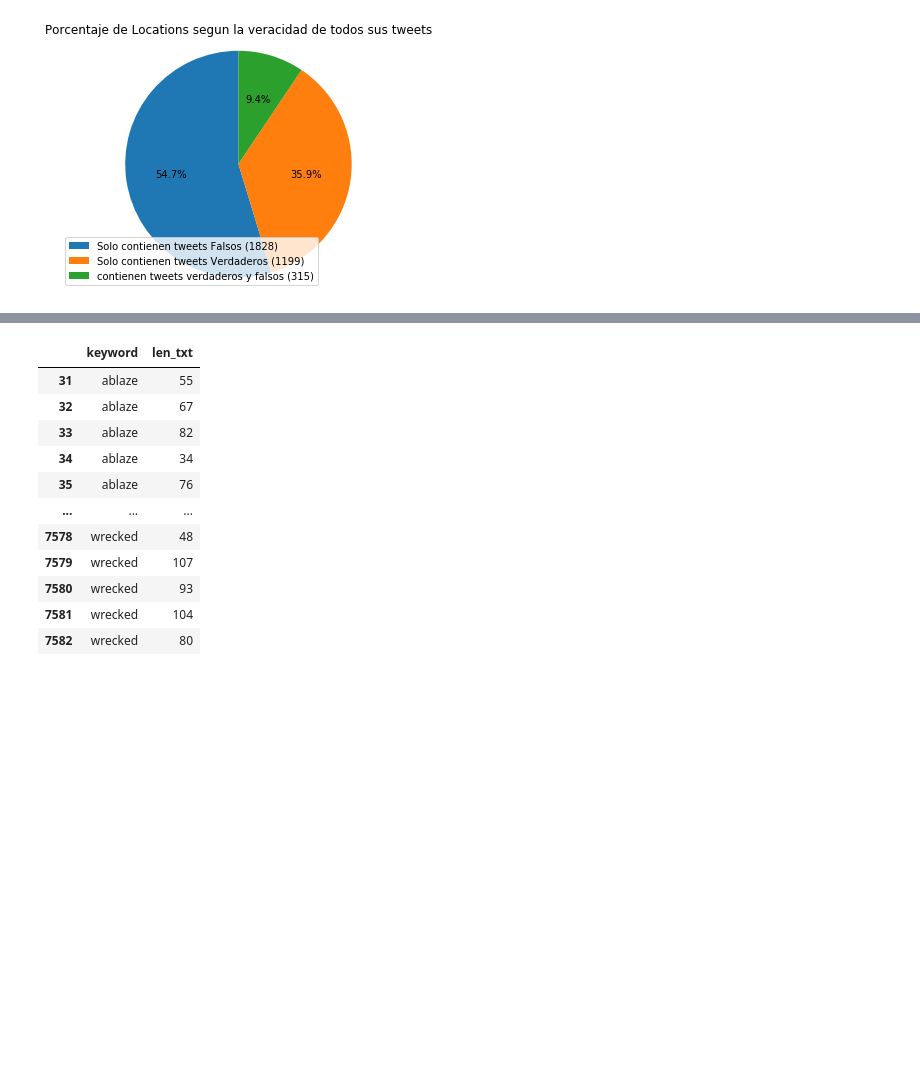
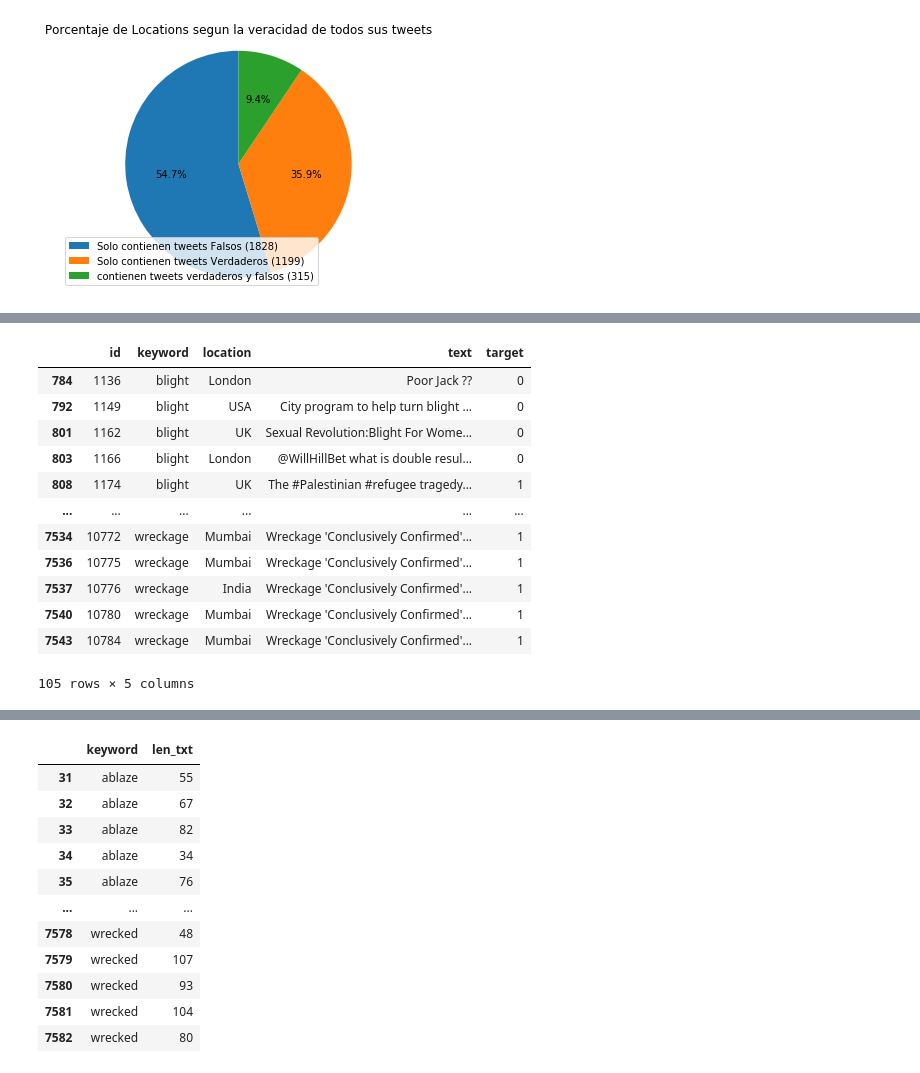
Before and after one commit to NicoGarofalo/TPDatos, a Jupyter notebook: TP1.ipynb, the cells around one changed output, grey strips where cells are left out. Drawn from its saved outputs; the diff is of its cells as text; code cells hidden in the pictures; blank space fills up the shorter version.

```diff
--- a/TP1.ipynb
+++ b/TP1.ipynb
@@ -442,0 +461,4 @@ plt.show()
+# %%
+# filtro los tweets en un nuevo dataframe
+df_tweets_for_most_used_location = tweets_with_location.loc[tweets_with_location['location'].isin(most_used_locations)]
+df_tweets_for_most_used_location.count()
@@ -442,0 +489,4 @@ plt.show()
+# %%
+# hago un groupby de keywords y me fijo cuantos de los tweets que tienen cada keyword son TRUE
+grouped_keywords_from_locations = df_tweets_for_most_used_location.groupby(['keyword']).agg({'keyword':['count'], 'target': ['sum']})
+grouped_keywords_from_locations.sort_values(('keyword', 'count'), ascending = False).head(10)
@@ -442,0 +518,4 @@ plt.show()
+# %%
+#obtengo las 10 keywords mas usadas
+most_used_keywords = grouped_keywords_from_locations.nlargest(10, ('keyword','count'))
+most_used_keywords
@@ -442,0 +551,19 @@ plt.show()
+# %%
+#para el df que tiene los tweets de las 10 locations mas mencionadas, me quedo con los tweets que tienen como keyword, alguna del top 10
+most_used_loc_and_keys = df_tweets_for_most_used_location.loc[df_tweets_for_most_used_location['keyword']\
+                                                              .isin(most_used_keywords_list)]
+most_used_loc_and_keys
+# %% [output]
+|  | id | keyword | location | text | target |
+| 784 | 1136 | blight | London | Poor Jack ?? | 0 |
+| 792 | 1149 | blight | USA | City program to help turn blight ... | 0 |
+| 801 | 1162 | blight | UK | Sexual Revolution:Blight For Wome... | 0 |
+| 803 | 1166 | blight | London | @WillHillBet what is double resul... | 0 |
+| 808 | 1174 | blight | UK | The #Palestinian #refugee tragedy... | 1 |
+| ... | ... | ... | ... | ... | ... |
+| 7534 | 10772 | wreckage | Mumbai | Wreckage 'Conclusively Confirmed'... | 1 |
+| 7536 | 10775 | wreckage | Mumbai | Wreckage 'Conclusively Confirmed'... | 1 |
+| 7537 | 10776 | wreckage | India | Wreckage 'Conclusively Confirmed'... | 1 |
+| 7540 | 10780 | wreckage | Mumbai | Wreckage 'Conclusively Confirmed'... | 1 |
+| 7543 | 10784 | wreckage | Mumbai | Wreckage 'Conclusively Confirmed'... | 1 |
+105 rows × 5 columns
```
Also changed, not shown: parts of 34 cells of this notebook.
